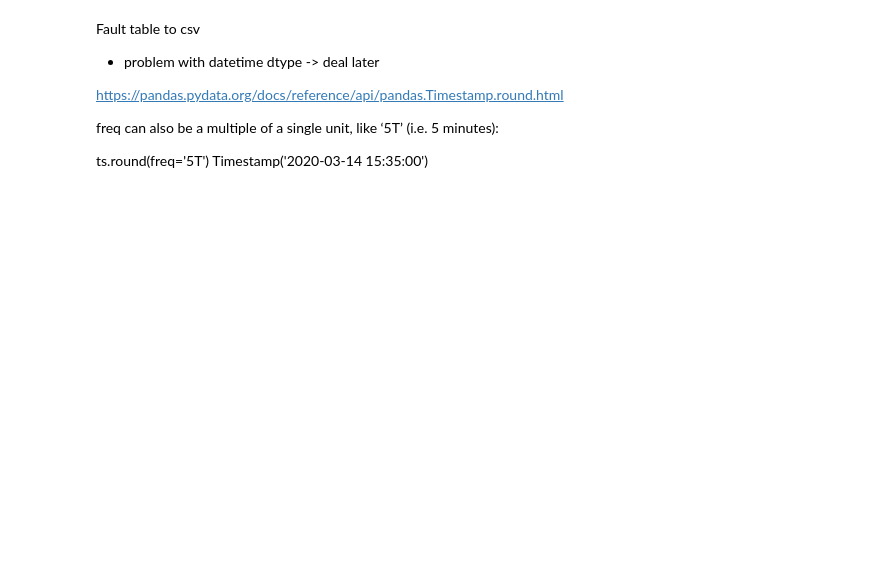
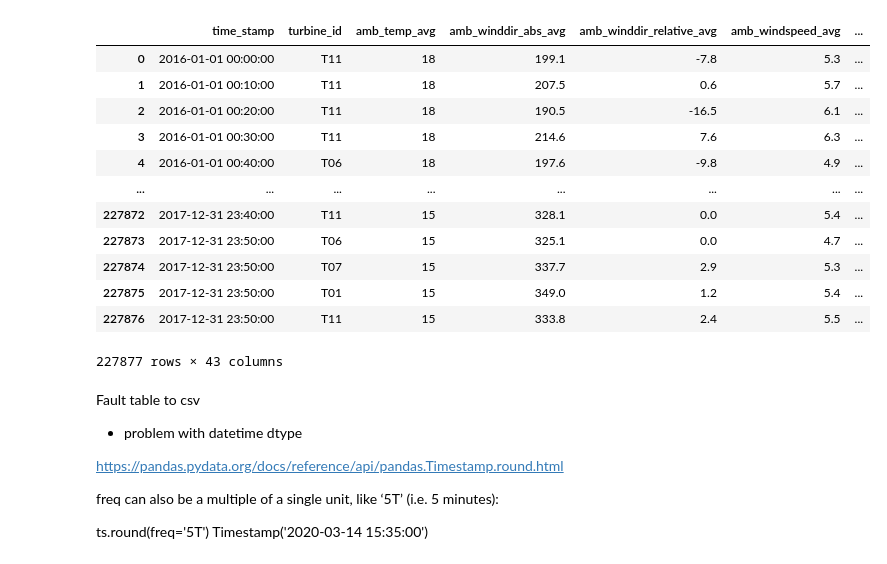
Before and after one commit to sarahrosegallagher/Wind_Turbine_Gearbox_Predictive_Analysis, a Jupyter notebook: Data_Transforming/sql_prep.ipynb, the cells around one changed output. Drawn from its saved outputs; the diff is of its cells as text; code cells hidden in the pictures; blank space fills up the shorter version.

```diff
--- a/Data_Transforming/sql_prep.ipynb
+++ b/Data_Transforming/sql_prep.ipynb
@@ -100 +87,20 @@ full_df
+# %%
+#lowercase column names for sql query
+full_df.columns = full_df.columns.str.lower()
+# %%
+full_df
+# %% [output]
+|  | time_stamp | turbine_id | amb_temp_avg | amb_winddir_abs_avg | amb_winddir_relative_avg | amb_windspeed_avg | ... |
+| 0 | 2016-01-01 00:00:00 | T11 | 18 | 199.1 | -7.8 | 5.3 | ... |
+| 1 | 2016-01-01 00:10:00 | T11 | 18 | 207.5 | 0.6 | 5.7 | ... |
+| 2 | 2016-01-01 00:20:00 | T11 | 18 | 190.5 | -16.5 | 6.1 | ... |
+| 3 | 2016-01-01 00:30:00 | T11 | 18 | 214.6 | 7.6 | 6.3 | ... |
+| 4 | 2016-01-01 00:40:00 | T06 | 18 | 197.6 | -9.8 | 4.9 | ... |
+| ... | ... | ... | ... | ... | ... | ... | ... |
+| 227872 | 2017-12-31 23:40:00 | T11 | 15 | 328.1 | 0.0 | 5.4 | ... |
+| 227873 | 2017-12-31 23:50:00 | T06 | 15 | 325.1 | 0.0 | 4.7 | ... |
+| 227874 | 2017-12-31 23:50:00 | T07 | 15 | 337.7 | 2.9 | 5.3 | ... |
+| 227875 | 2017-12-31 23:50:00 | T01 | 15 | 349.0 | 1.2 | 5.4 | ... |
+| 227876 | 2017-12-31 23:50:00 | T11 | 15 | 333.8 | 2.4 | 5.5 | ... |
+227877 rows × 43 columns
 # %%
@@ -102,7 +114,7 @@ full_df.to_csv("EDPR_1.csv")
 # %% [markdown]
 Fault table to csv
 
-* problem with datetime dtype -> deal later
+* problem with datetime dtype
 
 https://pandas.pydata.org/docs/reference/api/pandas.Timestamp.round.html
 
```
Also changed, not shown: parts of 27 cells of this notebook, 2 other files.
